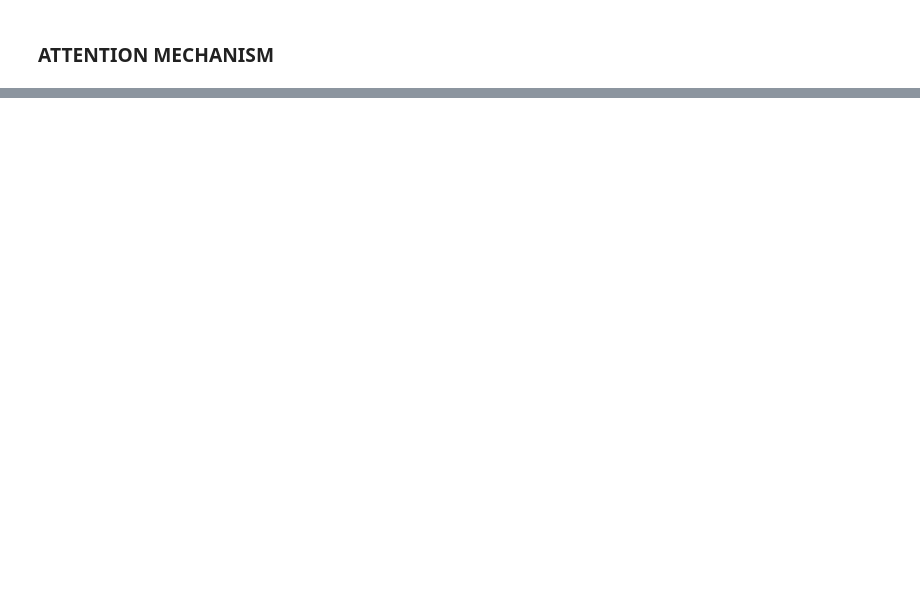
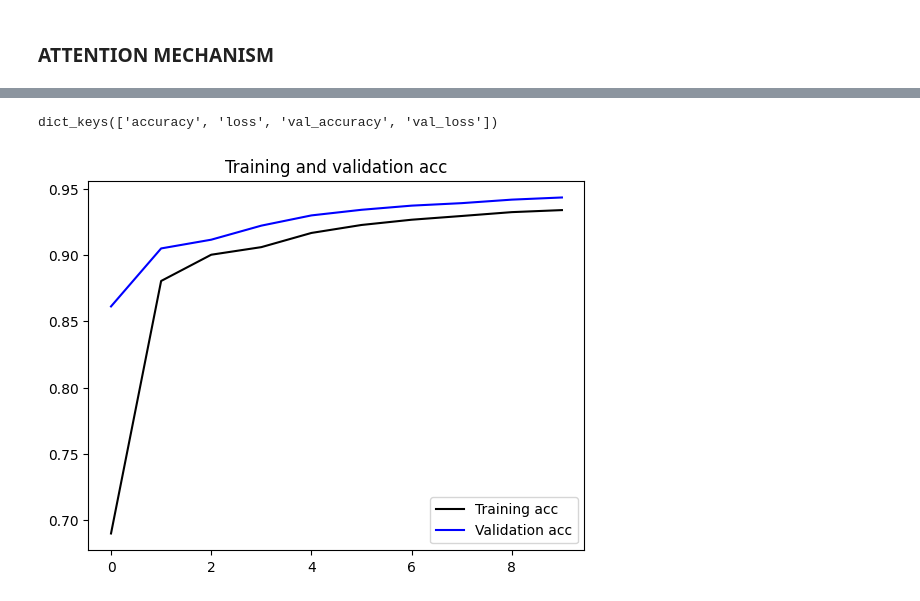
Before and after one commit to celiacl/ML_yeast_dna_imputation, a Jupyter notebook: notebooks/attention_autoencoder_yeast.ipynb, the cells around one changed output, grey strips where cells are left out. Saved outputs shown, nothing was run; the diff lists cells and outputs as text; code cells hidden in the pictures; blank space fills up the shorter version.

```diff
--- a/notebooks/attention_autoencoder_yeast.ipynb
+++ b/notebooks/attention_autoencoder_yeast.ipynb
@@ -153,0 +160,15 @@ Epoch 10/10
+# %%
+# function modified -- key "acc" did not exist. the correct key is
+# plot accuracy curve on validation data
+print(attention_model_train.history.keys())
+acc = attention_model_train.history['accuracy'] #initially the key was acc
+val_acc = attention_model_train.history['val_accuracy']#initially the key was val_ acc
+plt.figure()
+plt.plot(range(len(acc)), acc, 'b', label='Training acc', color="black")
+plt.plot(range(len(val_acc)), val_acc, 'b', label='Validation acc',color="blue")
+plt.title('Training and validation acc')
+plt.legend()
+plt.show()
+# %% [output]
+dict_keys(['accuracy', 'loss', 'val_accuracy', 'val_loss'])
+[figure, added]
```
Also changed, not shown: parts of 10 cells of this notebook, 3 other files.
